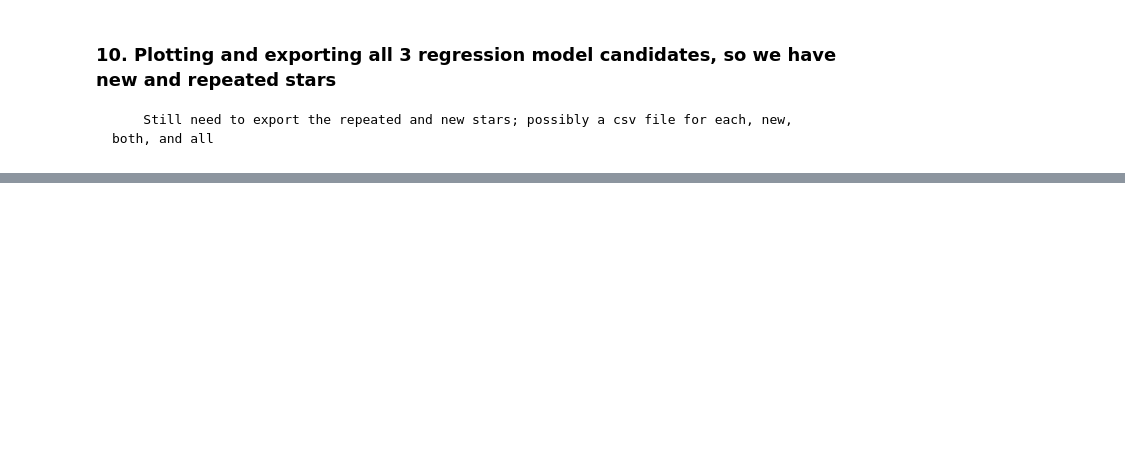
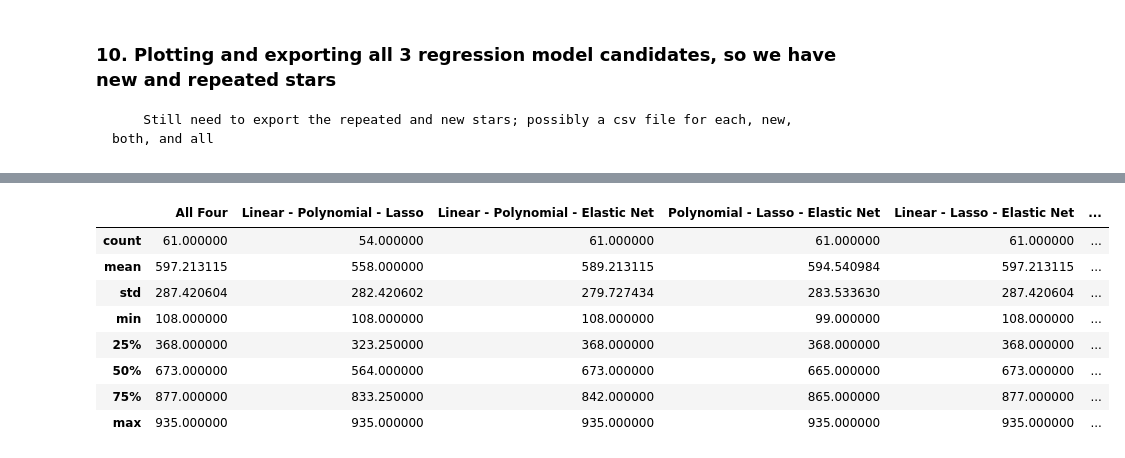
Before and after one commit to RavingRoss/roAp-Classification, a Jupyter notebook: CS455-regression.ipynb, the cells around one changed output, grey strips where cells are left out. Saved outputs shown, nothing was run; the diff lists cells and outputs as text; code cells hidden in the pictures; blank space fills up the shorter version.

Commit message:
All candidates added to CSV

```diff
--- a/CS455-regression.ipynb
+++ b/CS455-regression.ipynb
@@ -644,0 +645,56 @@ plt.show()
+# %%
+#exporting new candidates to a CSV
+# linear = df, poly = dfp, lasso = dfl, elasticnet = dfe
+lin = df['ID']
+poly = dfp['ID']
+lasso = dfl['ID']
+elasticnet = dfe['ID']
+
+candidates = pd.DataFrame()
+
+# candidates from all four
+allfour = lin.combine_first(poly).combine_first(lasso).combine_first(elasticnet)
+candidates['All Four'] = allfour
+
+#combinations of three
+lin_poly_lasso = lin.combine_first(poly).combine_first(lasso)
+candidates['Linear - Polynomial - Lasso'] = lin_poly_lasso
+
+lin_poly_elastic = lin.combine_first(poly).combine_first(elasticnet)
+candidates['Linear - Polynomial - Elastic Net'] = lin_poly_elastic
+
+poly_lasso_elastic = poly.combine_first(lasso).combine_first(elasticnet)
+candidates['Polynomial - Lasso - Elastic Net'] = poly_lasso_elastic
+
+lin_lasso_elastic = lin.combine_first(lasso).combine_first(elasticnet)
+candidates['Linear - Lasso - Elastic Net'] = lin_lasso_elastic
+
+#combinations of two
+lin_poly = lin.combine_first(poly)
+candidates['Linear - Polynomial'] = lin_poly
+
+lin_lasso = lin.combine_first(lasso)
+candidates['Linear - Lasso'] = lin_lasso
+
+lin_elastic = lin.combine_first(elasticnet)
+candidates['Linear - Elastic'] = lin_elastic
+
+poly_lasso = poly.combine_first(lasso)
+candidates['Polynomial - Lasso'] = poly_lasso
+
+poly_elastic = poly.combine_first(elasticnet)
+candidates['Polynomial - Elastic Net'] = poly_elastic
+
+lasso_elastic = lasso.combine_first(elasticnet)
+candidates['Lasso - Elastic Net'] = lasso_elastic
+
+#singles
+candidates['Linear'] = lin
+candidates['Polynomial'] = poly
+candidates['Lasso'] = lasso
+candidates['Elastic Net'] = lasso
+
+print(candidates)
+candidates.to_csv('Data/total-candidates.csv',index=False,header=True)
+candidates.describe()
+# %% [output]
@@ -644,0 +718,9 @@ plt.show()
+|  | All Four | Linear - Polynomial - Lasso | Linear - Polynomial - Elastic Net | Polynomial - Lasso - Elastic Net | Linear - Lasso - Elastic Net | ... |
+| count | 61.000000 | 54.000000 | 61.000000 | 61.000000 | 61.000000 | ... |
+| mean | 597.213115 | 558.000000 | 589.213115 | 594.540984 | 597.213115 | ... |
+| std | 287.420604 | 282.420602 | 279.727434 | 283.533630 | 287.420604 | ... |
+| min | 108.000000 | 108.000000 | 108.000000 | 99.000000 | 108.000000 | ... |
+| 25% | 368.000000 | 323.250000 | 368.000000 | 368.000000 | 368.000000 | ... |
+| 50% | 673.000000 | 564.000000 | 673.000000 | 665.000000 | 673.000000 | ... |
+| 75% | 877.000000 | 833.250000 | 842.000000 | 865.000000 | 877.000000 | ... |
+| max | 935.000000 | 935.000000 | 935.000000 | 935.000000 | 935.000000 | ... |
```
Also changed, not shown: parts of 21 cells of this notebook, 13 other files.
